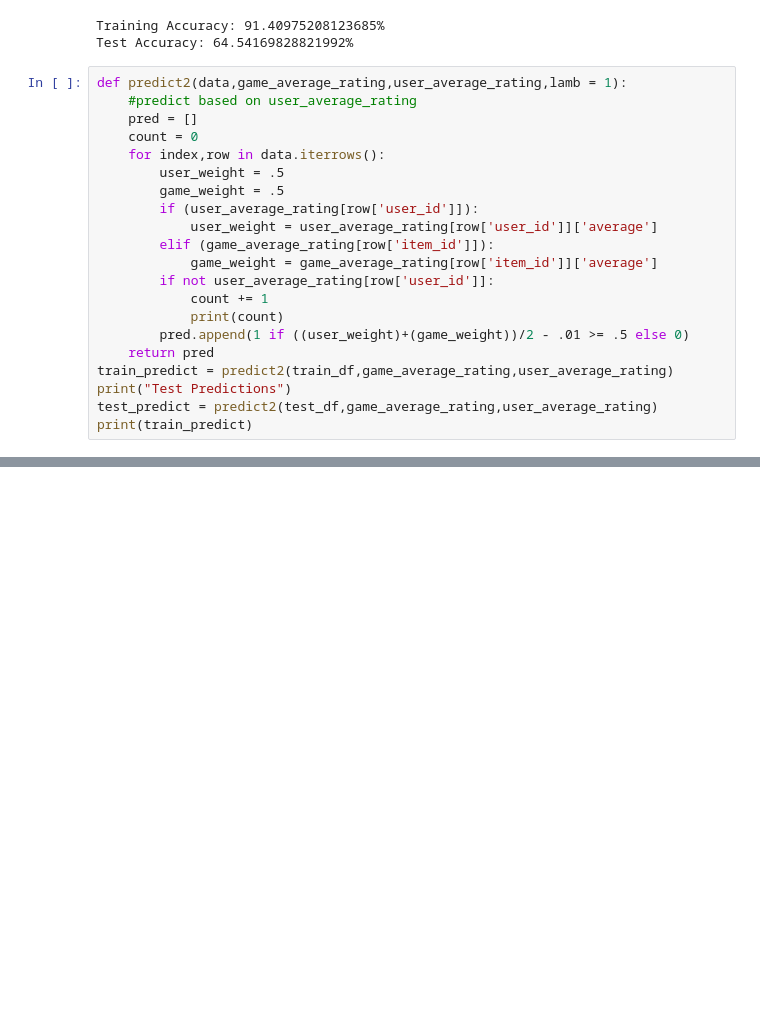
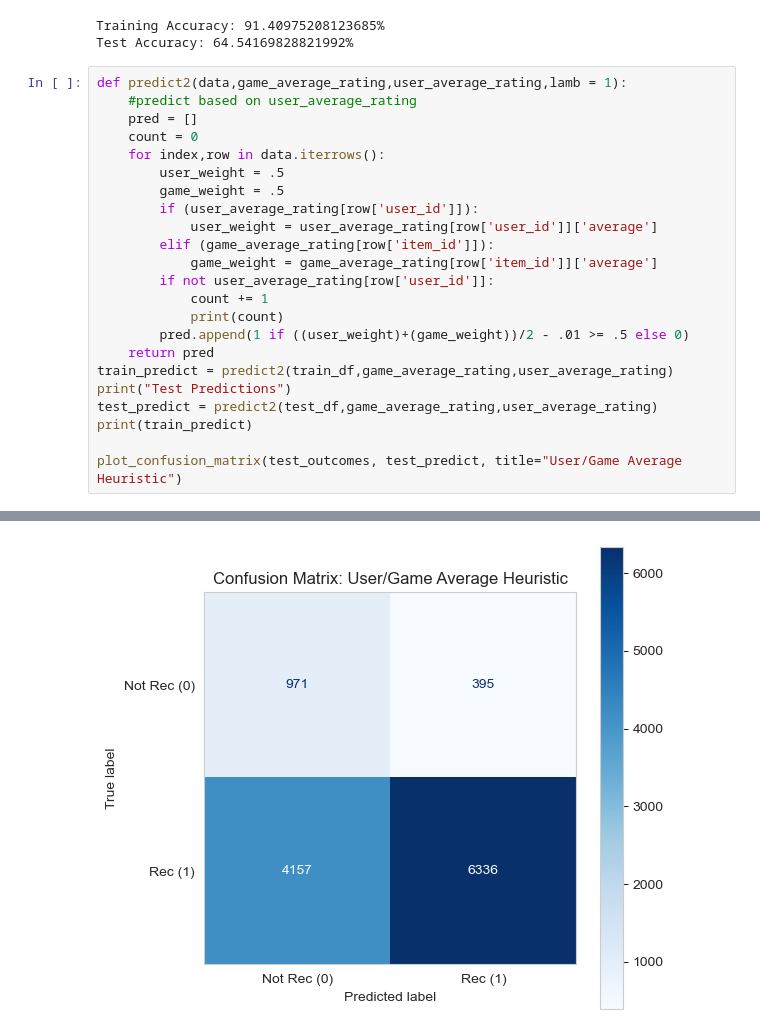
Before and after one commit to SirJishesALot/CSE-258-Steam-Review-Project, a Jupyter notebook: workbook.ipynb, the cells around one changed output, grey strips where cells are left out. Saved outputs shown, nothing was run; the diff lists cells and outputs as text; blank space fills up the shorter version.

```diff
--- a/workbook.ipynb
+++ b/workbook.ipynb
@@ -479,30 +496,33 @@ def predict2(data,game_average_rating,user_average_rating,lamb = 1):
             user_weight = user_average_rating[row['user_id']]['average']
         elif (game_average_rating[row['item_id']]):
             game_weight = game_average_rating[row['item_id']]['average']
         if not user_average_rating[row['user_id']]:
             count += 1
             print(count)
         pred.append(1 if ((user_weight)+(game_weight))/2 - .01 >= .5 else 0)
     return pred
 train_predict = predict2(train_df,game_average_rating,user_average_rating)
 print("Test Predictions")
 test_predict = predict2(test_df,game_average_rating,user_average_rating)
 print(train_predict)
+
+plot_confusion_matrix(test_outcomes, test_predict, title="User/Game Average Heuristic")
 # %% [output]
 Test Predictions
 1
 2
 3
 4
 5
 6
 7
 8
 9
 10
 11
 ... (7275 lines left out)
 7287
 7288
 7289
 [1, 0, 0, 0, 0, 0, 1, 1, 0, 0, 1, 0, 0, 0, 0, 0, 0, 0, 0, 1, 1, 1, 0, 0, 0, 0, 0, 0, 0, 0, 0, 1, 0, 0, 0, 0, 0, 0, 0, 1, 1, 1, 0, 1, 1, 1, 1, 0, 0, 0, 0, 1, 0, 1, 0, 0, 0, 0, 1, 1, 0, 1, 1, 1, 1, 1, 1 ...
+[figure, added]
```
Also changed, not shown: parts of 5 cells of this notebook.
